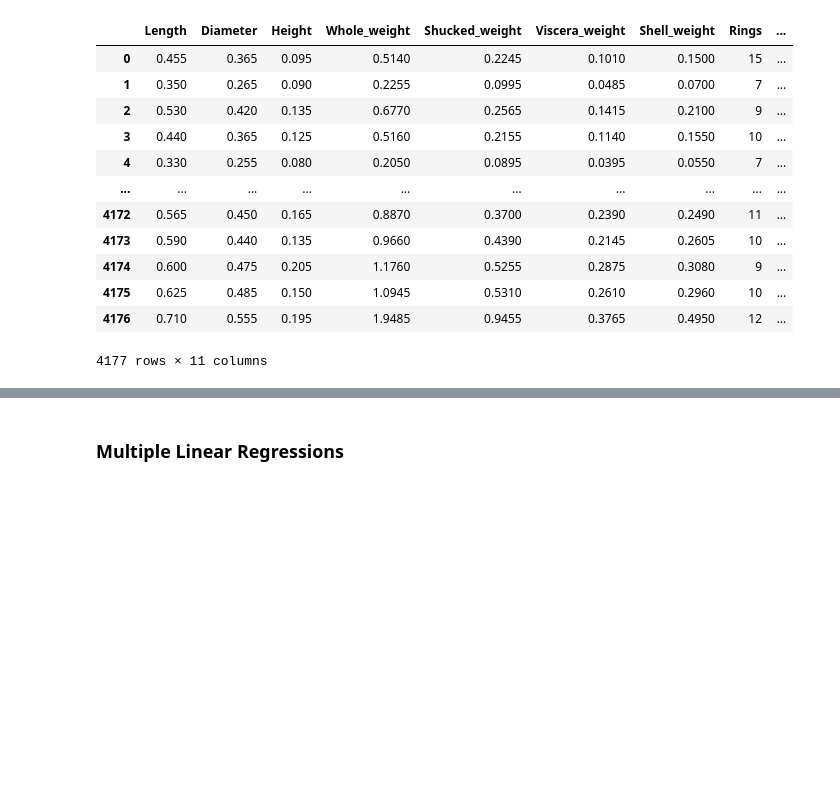
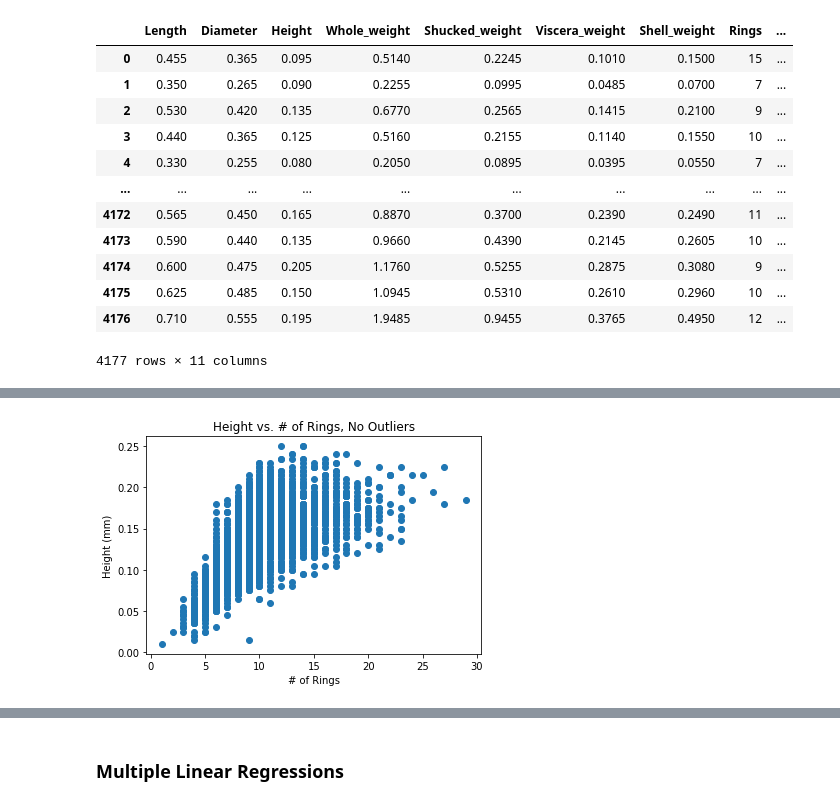
Before and after one commit to d0rtilla/AbaloneAgePredictionProject, a Jupyter notebook: Abalone_Age_Prediction.ipynb, the cells around one changed output, grey strips where cells are left out. Saved outputs shown, nothing was run; the diff lists cells and outputs as text; code cells hidden in the pictures; blank space fills up the shorter version.

```diff
--- a/Abalone_Age_Prediction.ipynb
+++ b/Abalone_Age_Prediction.ipynb
@@ -209,0 +178,12 @@ plt.show()
+# %%
+# Graph the distribution of Heights without the outliers
+x_no = df_no_outliers["Rings"]
+height_no = df_no_outliers["Height"]
+
+plt.scatter(x_no, height_no)
+plt.title("Height vs. # of Rings, No Outliers")
+plt.xlabel("# of Rings")
+plt.ylabel("Height (mm)")
+plt.show()
+# %% [output]
+[figure, added]
```
Also changed, not shown: parts of 23 cells of this notebook.
